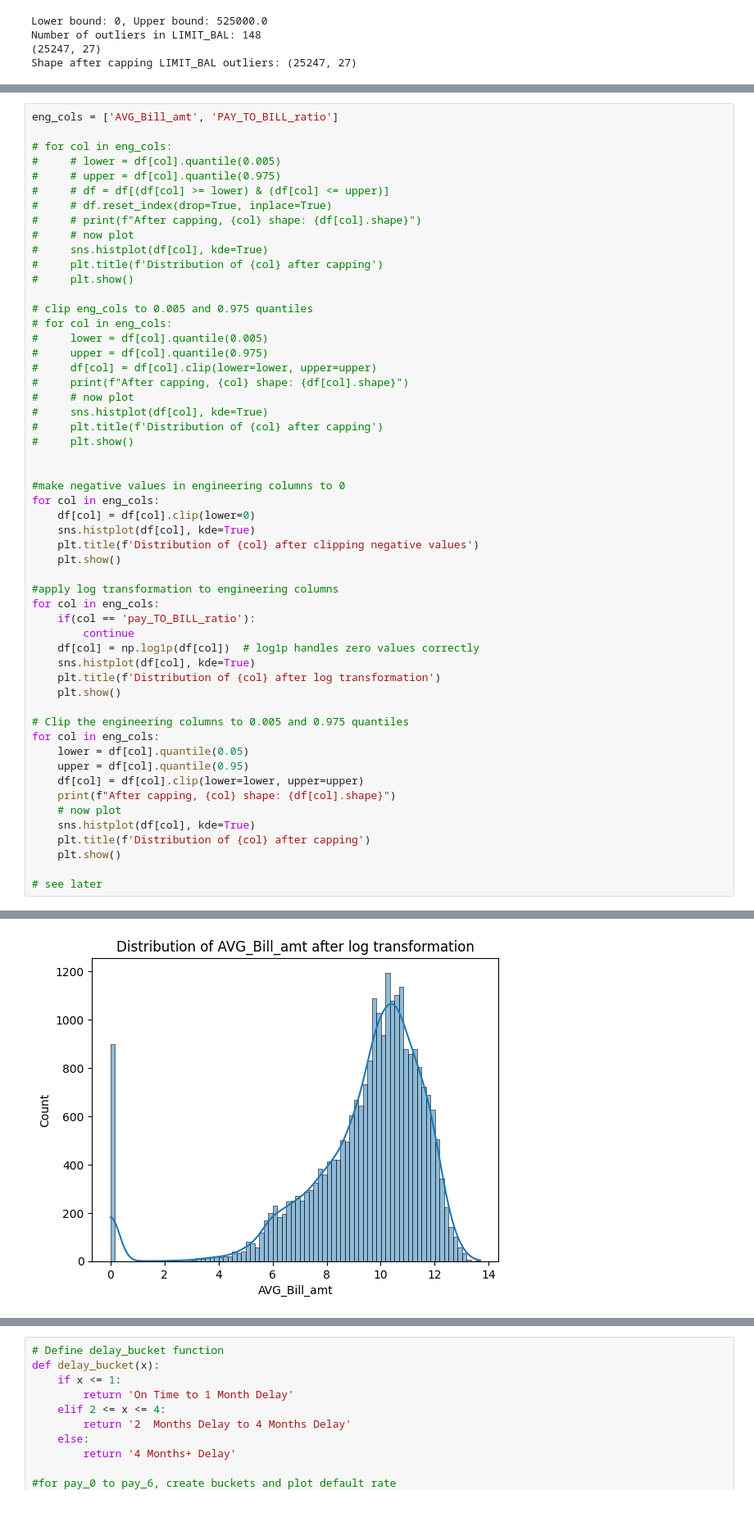
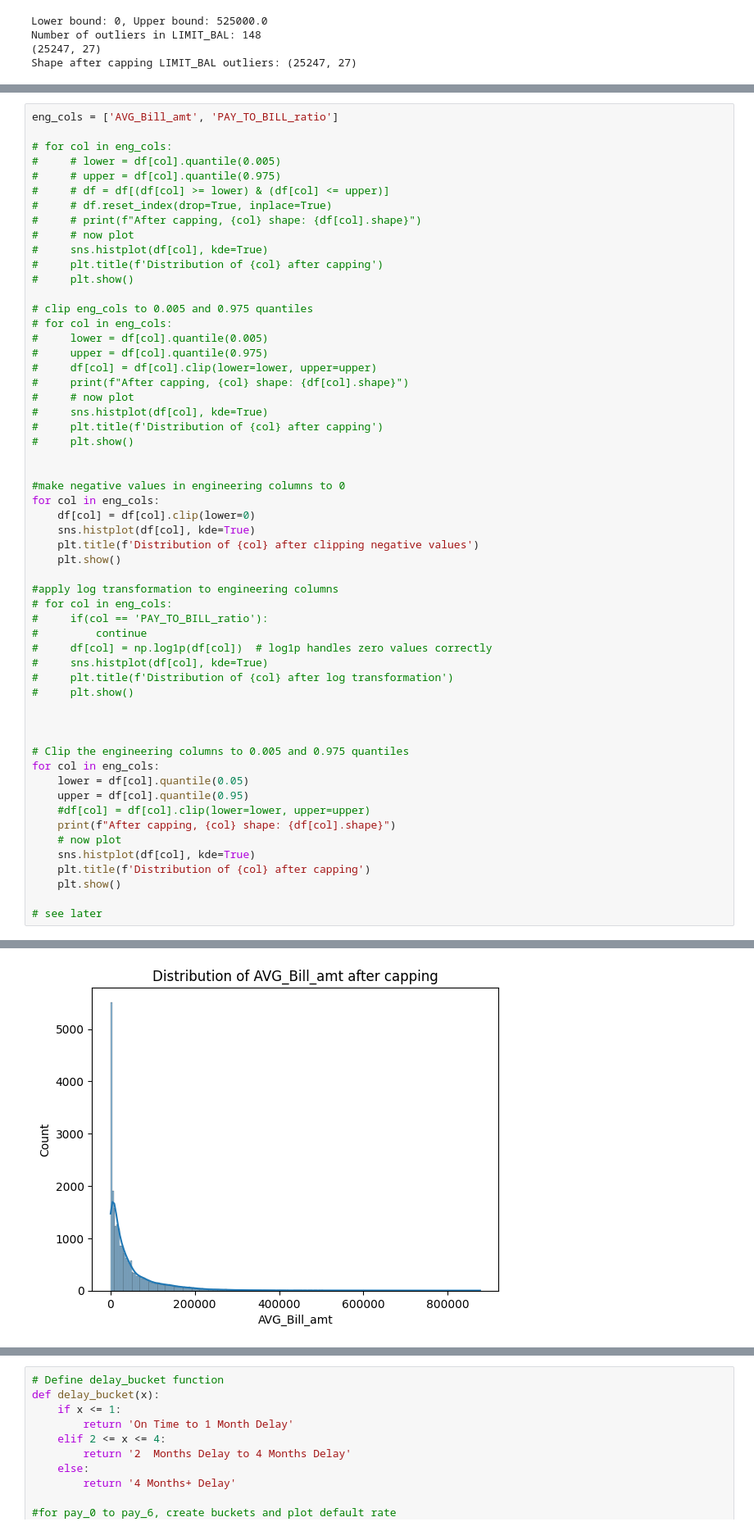
Before and after one commit to krishsingla06/Credit-Card-Default-Prediction-23114050, a Jupyter notebook: main.ipynb, the cells around one changed output, grey strips where cells are left out. Shown at 82% size. Cells and saved outputs as stored; diff of their text form.

```diff
--- a/main.ipynb
+++ b/main.ipynb
@@ -542,19 +532,21 @@ for col in eng_cols:
     plt.show()
 
 #apply log transformation to engineering columns
-for col in eng_cols:
-    if(col == 'pay_TO_BILL_ratio'):
-        continue
-    df[col] = np.log1p(df[col])  # log1p handles zero values correctly
-    sns.histplot(df[col], kde=True)
-    plt.title(f'Distribution of {col} after log transformation')
-    plt.show()
+# for col in eng_cols:
+#     if(col == 'PAY_TO_BILL_ratio'):
+#         continue
+#     df[col] = np.log1p(df[col])  # log1p handles zero values correctly
+#     sns.histplot(df[col], kde=True)
+#     plt.title(f'Distribution of {col} after log transformation')
+#     plt.show()
+
+
 
 # Clip the engineering columns to 0.005 and 0.975 quantiles
 for col in eng_cols:
     lower = df[col].quantile(0.05)
     upper = df[col].quantile(0.95)
-    df[col] = df[col].clip(lower=lower, upper=upper)
+    #df[col] = df[col].clip(lower=lower, upper=upper)
     print(f"After capping, {col} shape: {df[col].shape}")
     # now plot
     sns.histplot(df[col], kde=True)
@@ -568 +561 @@ for col in eng_cols:
-[figure, old version]
+[figure, new version]
```
Also changed, not shown: parts of 15 cells of this notebook, 1 other file.
